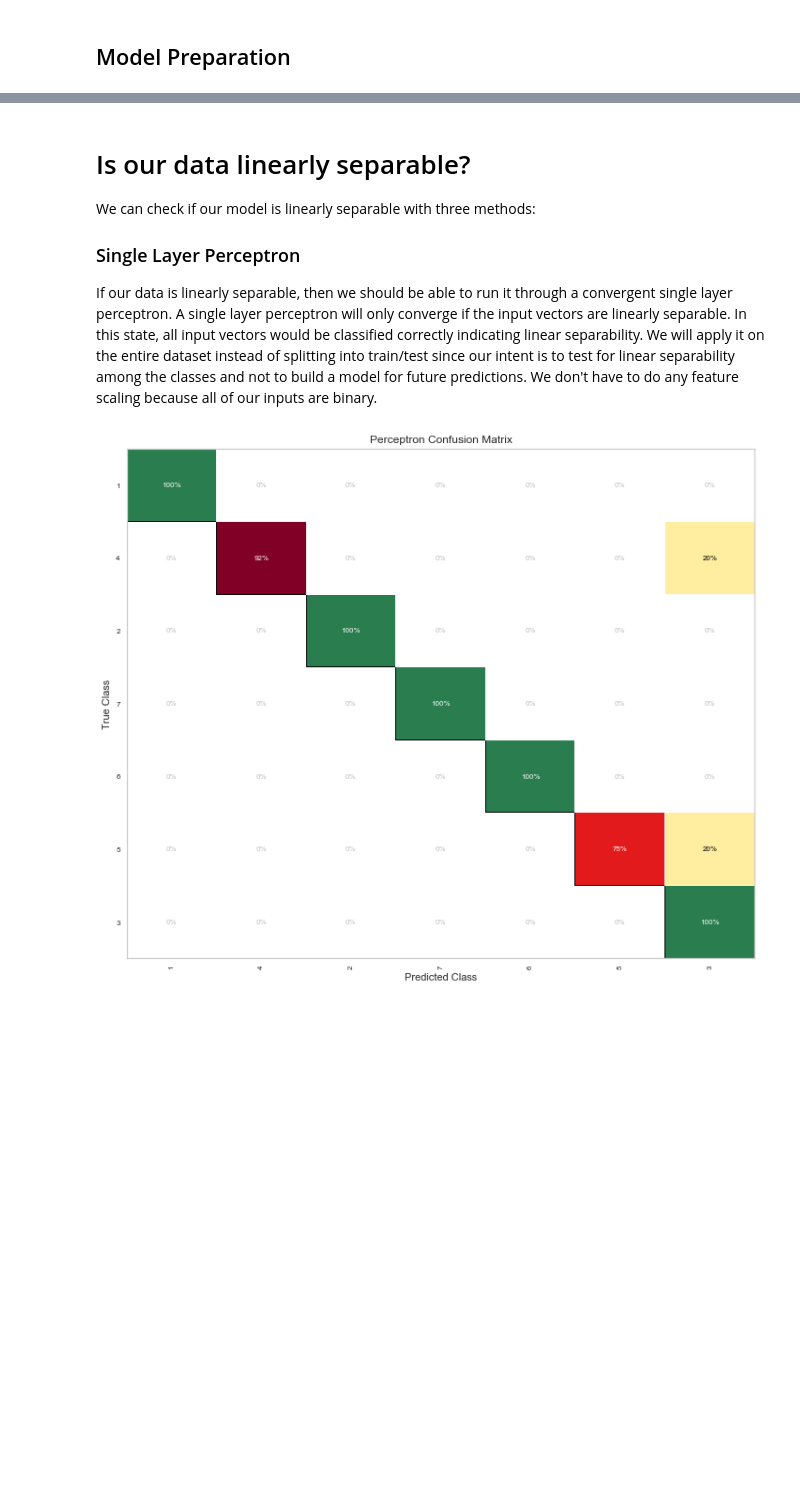
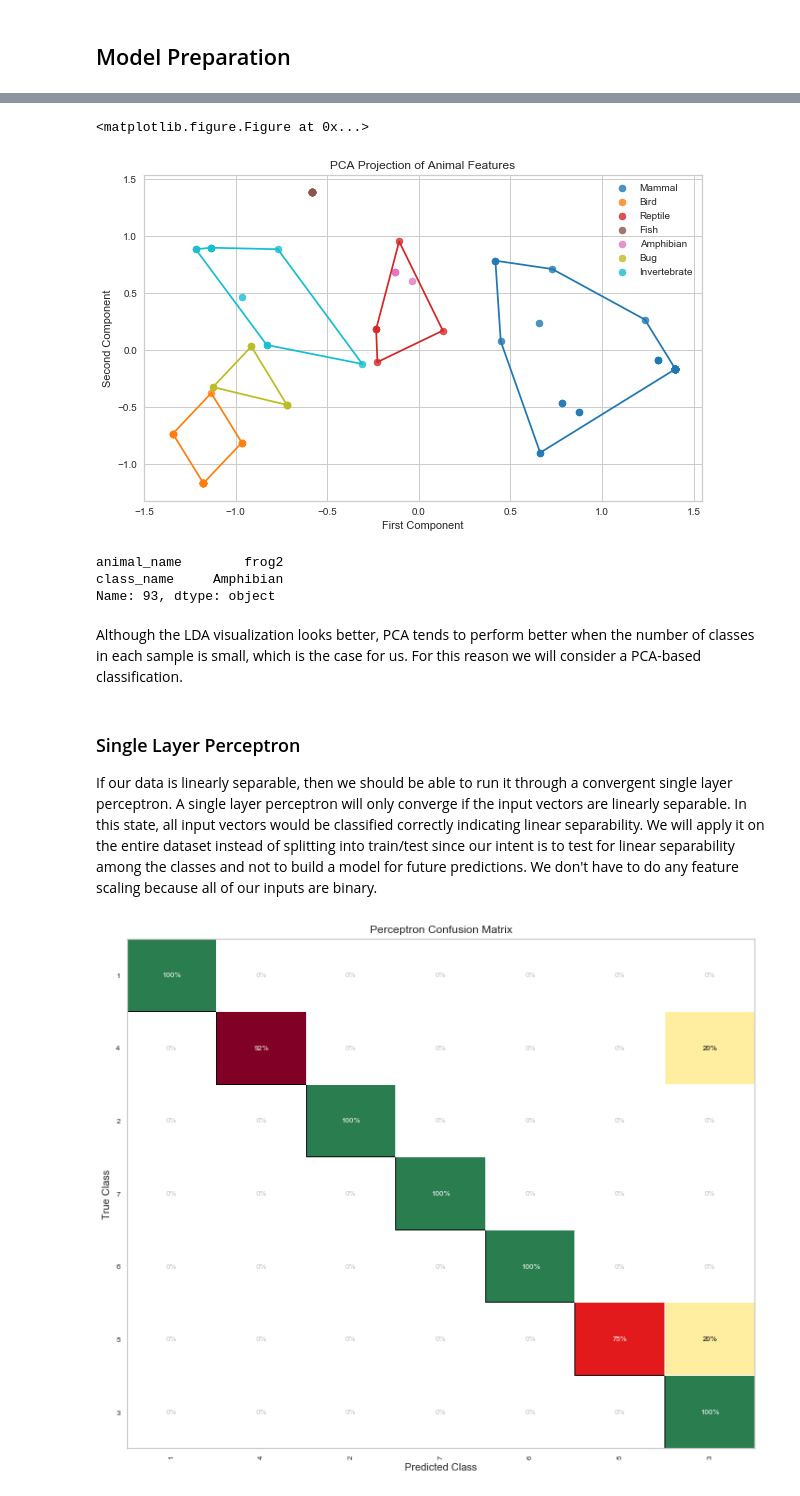
Before and after one commit to salml/animal-classification, a Jupyter notebook: notebooks/Modeling.ipynb, the cells around one changed output, grey strips where cells are left out. Drawn from its saved outputs; the diff is of its cells as text; code cells hidden in the pictures; blank space fills up the shorter version.

```diff
--- a/notebooks/Modeling.ipynb
+++ b/notebooks/Modeling.ipynb
@@ -50,8 +170,17 @@ colors = [rgb2hex(cmap(i)[:3]) for i in range(7)]
+# %%
+plot_decomp_samples(X.drop('animal_name', 1)[important_features], y, 'pca')
+# %% [output]
+<matplotlib.figure.Figure at 0x...>
+[figure, added]
+# %%
+animal_names.iloc[93]
+# %% [output]
+animal_name        frog2
+class_name     Amphibian
+Name: 93, dtype: object
+# %% [markdown]
+Although the LDA visualization looks better, PCA tends to perform better when the number of classes in each sample is small, which is the case for us. For this reason we will consider a PCA-based classification.
 # %% [markdown]
-# Is our data linearly separable?
-
-We can check if our model is linearly separable with three methods:
-
 ### Single Layer Perceptron
 
 If our data is linearly separable, then we should be able to run it through a convergent single layer perceptron. A single layer perceptron will only converge if the input vectors are linearly separable. In this state, all input vectors would be classified correctly indicating linear separability. We will apply it on the entire dataset instead of splitting into train/test since our intent is to test for linear separability among the classes and not to build a model for future predictions. We don't have to do any feature scaling because all of our inputs are binary.
```
Also changed, not shown: parts of 100 cells of this notebook, 12 other files.
